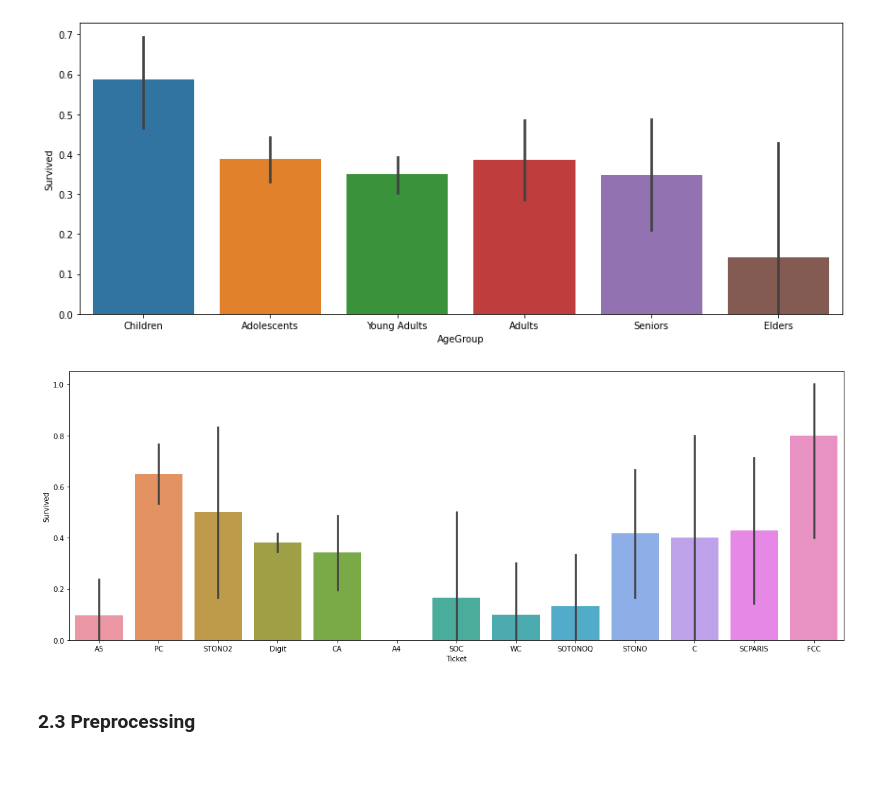
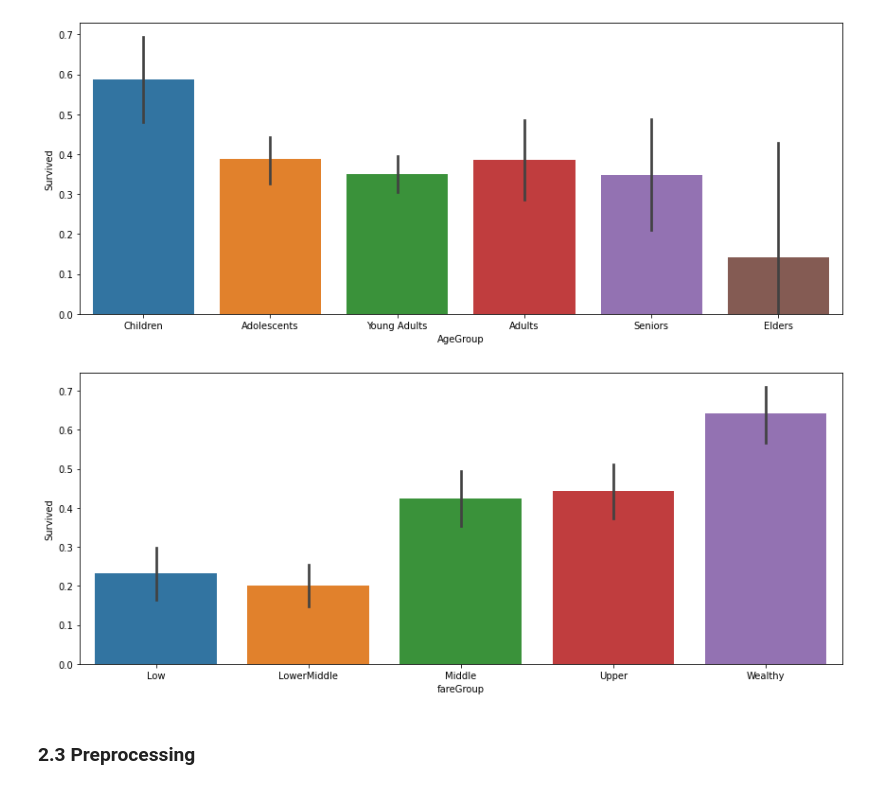
Before and after one commit to Kendall-Kikkawa/Titanic_Kaggle_Challenge, a Jupyter notebook: Titanic.ipynb, the cells around one changed output. Cells and saved outputs as stored; diff of their text form; code cells hidden in the pictures.

```diff
--- a/Titanic.ipynb
+++ b/Titanic.ipynb
@@ -362,11 +348,23 @@ def clean_ticket(df):
+# %%
+def fare_groups(df):
+    """
+    Bin passengers into different fare groups
+    """
+    cleaned = df.copy()
+
+    cut_points = train['Fare'].quantile([0, 0.2, 0.4, 0.6, 0.8, 1]).values
+    cleaned['fareGroup'] = pd.cut(df['Fare'], bins=cut_points, labels = ["Low", "LowerMiddle",
+                            "Middle","Upper", "Wealthy"])
+
+    return cleaned
 # %%
-# Evidence that survival probability differs by Ticket group
-train_withTicket = clean_ticket(train)
-fig, ax = plt.subplots(figsize=(16, 6))
-sns.barplot(x='Ticket', y='Survived', data=train_withTicket, ax=ax);
+# Evidence that survival probability differs by Fare group
+train_withFare = fare_groups(train)
+fig, ax = plt.subplots(figsize=(12, 5))
+sns.barplot(x='fareGroup', y='Survived', data=train_withFare, ax=ax);
 fig.tight_layout()
 # %% [output]
-[figure, old version]
+[figure, new version]
 # %% [markdown]
 ### 2.3 Preprocessing
 # %%
```
Also changed, not shown: parts of 60 cells of this notebook, 1 other file.
